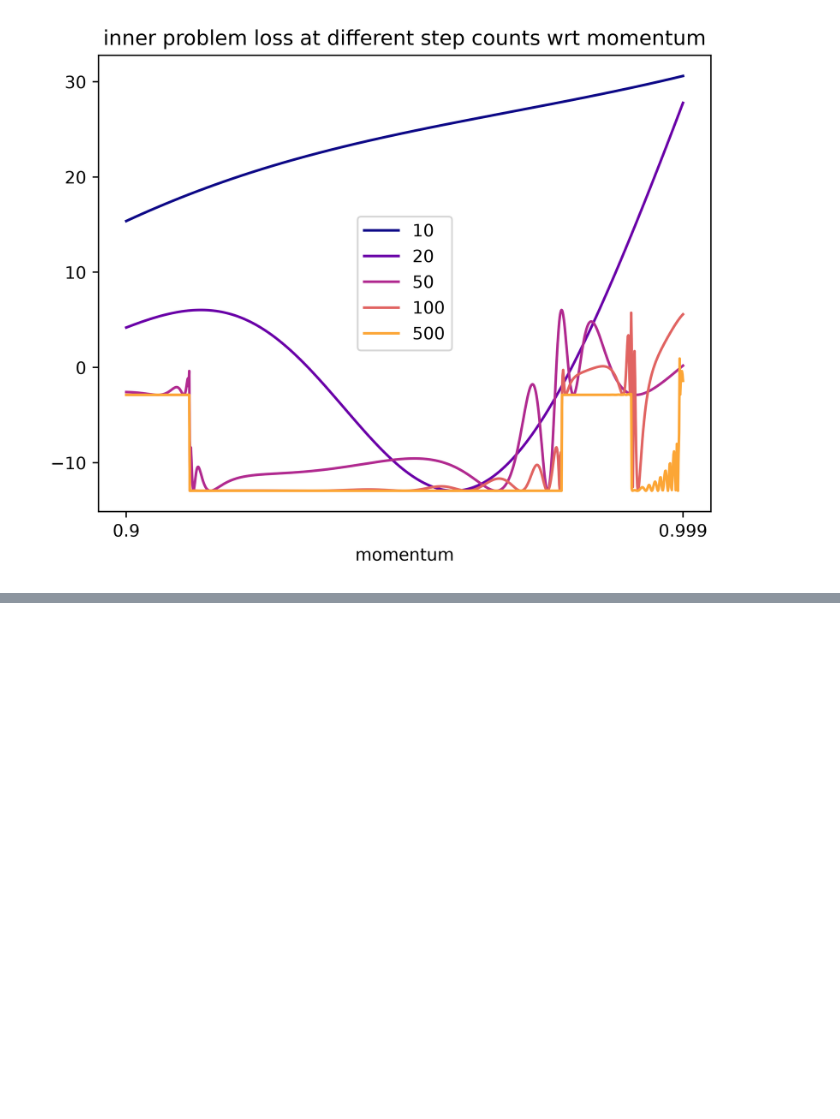
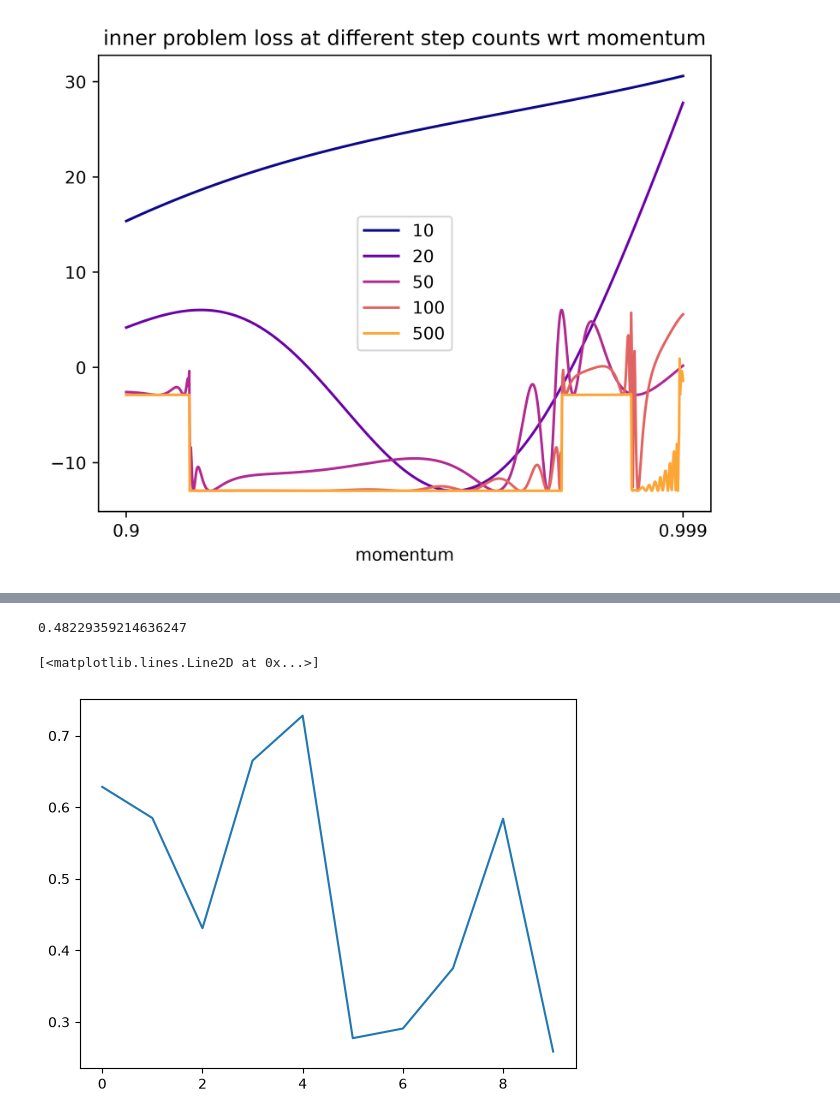
Before and after one commit to jakob-bjorner/2026_proj, a Jupyter notebook: discover.ipynb, the cells around one changed output, grey strips where cells are left out. Saved outputs shown, nothing was run; the diff lists cells and outputs as text; code cells hidden in the pictures; blank space fills up the shorter version.

```diff
--- a/discover.ipynb
+++ b/discover.ipynb
@@ -356,0 +887,9 @@ plt.show()
+# %%
+print(np.mean(losses))
+import matplotlib.pyplot as plt
+
+plt.plot(np.array(losses).reshape(-1,100).mean(-1))
+# %% [output]
+0.48229359214636247
+[<matplotlib.lines.Line2D at 0x...>]
+[figure, added]
```
Also changed, not shown: parts of 22 cells of this notebook, 4 other files.
